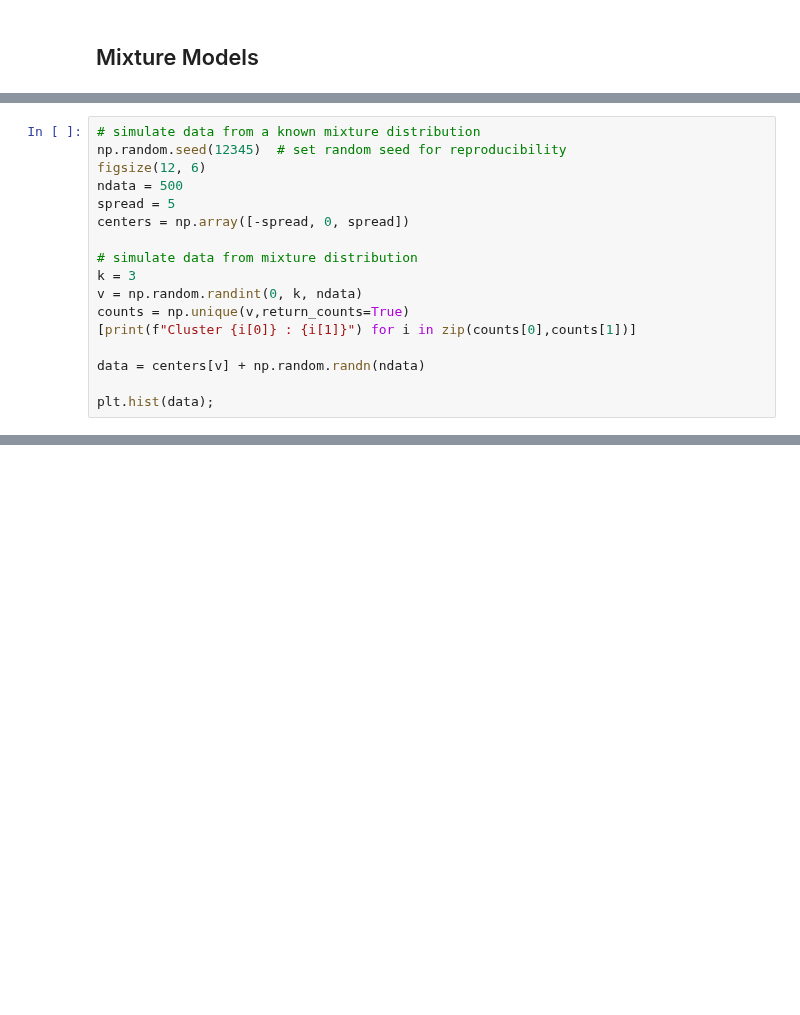
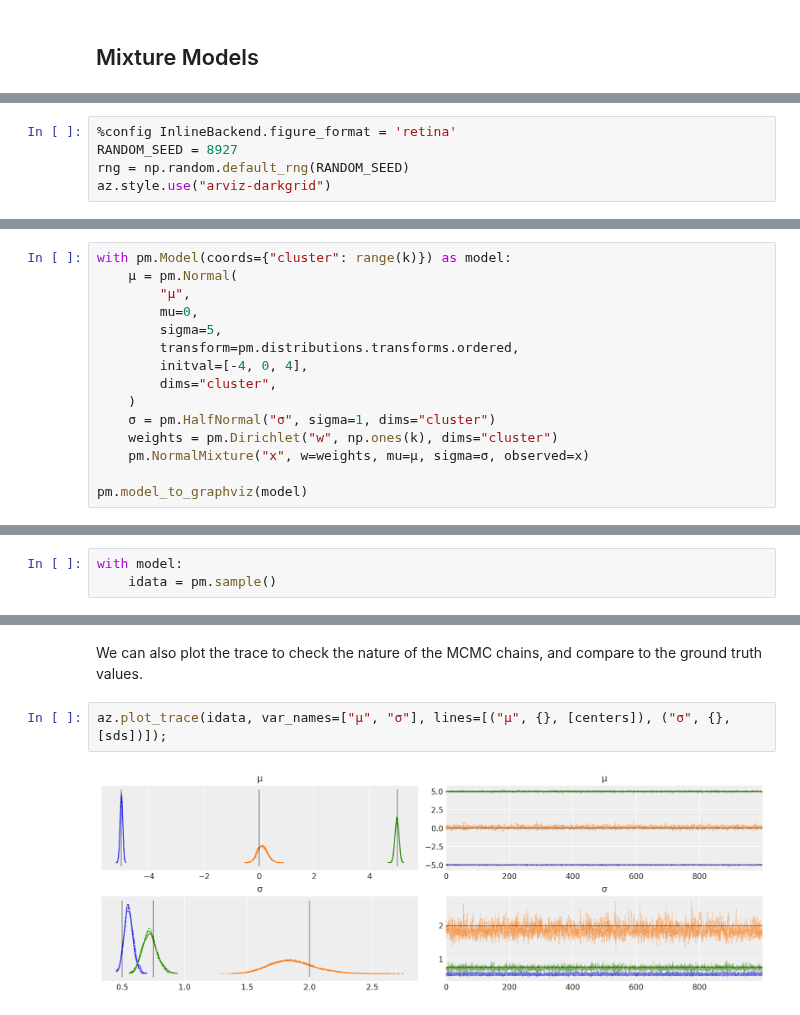
Before and after one commit to Seb-Unit8/Unit8_Wroclaw_lectures, a Jupyter notebook: lecture_2/3_Mixture_models.ipynb, the cells around one changed output, grey strips where cells are left out. Saved outputs shown, nothing was run; the diff lists cells and outputs as text; blank space fills up the shorter version.

```diff
--- a/lecture_2/3_Mixture_models.ipynb
+++ b/lecture_2/3_Mixture_models.ipynb
@@ -14,17 +11,0 @@ Clusters normally distributed with means [-5,0,5] and standard deviation 1
-# %%
-# simulate data from a known mixture distribution
-np.random.seed(12345)  # set random seed for reproducibility
-figsize(12, 6)
-ndata = 500
-spread = 5
-centers = np.array([-spread, 0, spread])
-
-# simulate data from mixture distribution
-k = 3
-v = np.random.randint(0, k, ndata)
-counts = np.unique(v,return_counts=True)
-[print(f"Cluster {i[0]} : {i[1]}") for i in zip(counts[0],counts[1])]
-
-data = centers[v] + np.random.randn(ndata)
-
-plt.hist(data);
@@ -82,0 +12,5 @@ with model:
+# %%
+%config InlineBackend.figure_format = 'retina'
+RANDOM_SEED = 8927
+rng = np.random.default_rng(RANDOM_SEED)
+az.style.use("arviz-darkgrid")
@@ -82,0 +29,15 @@ with model:
+# %%
+with pm.Model(coords={"cluster": range(k)}) as model:
+    μ = pm.Normal(
+        "μ",
+        mu=0,
+        sigma=5,
+        transform=pm.distributions.transforms.ordered,
+        initval=[-4, 0, 4],
+        dims="cluster",
+    )
+    σ = pm.HalfNormal("σ", sigma=1, dims="cluster")
+    weights = pm.Dirichlet("w", np.ones(k), dims="cluster")
+    pm.NormalMixture("x", w=weights, mu=μ, sigma=σ, observed=x)
+
+pm.model_to_graphviz(model)
@@ -82,0 +46,3 @@ with model:
+# %%
+with model:
+    idata = pm.sample()
@@ -82,0 +56,6 @@ with model:
+# %% [markdown]
+We can also plot the trace to check the nature of the MCMC chains, and compare to the ground truth values.
+# %%
+az.plot_trace(idata, var_names=["μ", "σ"], lines=[("μ", {}, [centers]), ("σ", {}, [sds])]);
+# %% [output]
+[figure, added]
```
Also changed, not shown: parts of 13 cells of this notebook, 7 other files.
